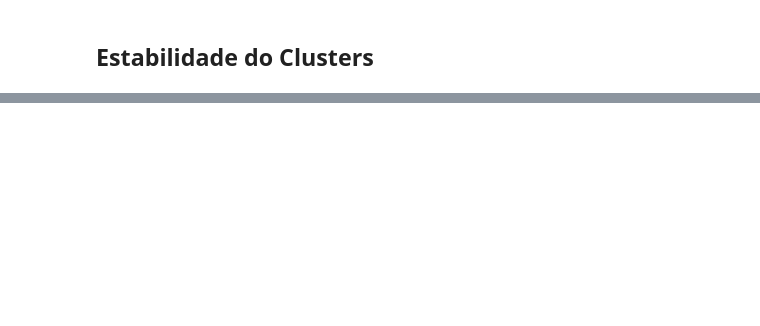
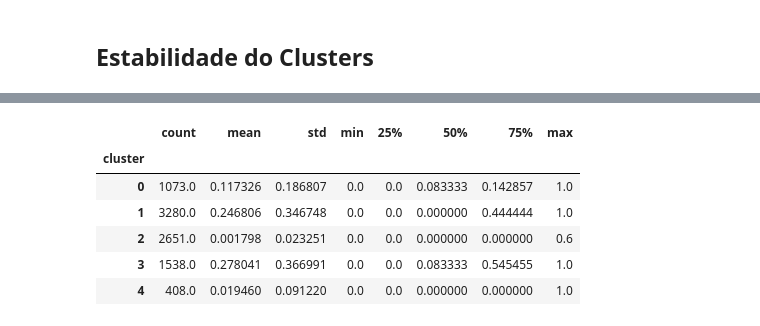
Before and after one commit to matheus7c/data-science, a Jupyter notebook: machine-learning/05-clustering-extracting-data-patterns/01-lesson.ipynb, the cells around one changed output, grey strips where cells are left out. Drawn from its saved outputs; the diff is of its cells as text; code cells hidden in the pictures; blank space fills up the shorter version.

```diff
--- a/machine-learning/05-clustering-extracting-data-patterns/01-lesson.ipynb
+++ b/machine-learning/05-clustering-extracting-data-patterns/01-lesson.ipynb
@@ -199,0 +336,10 @@ print(s3, dbs3, calinski3)
+# %%
+df.groupby("cluster")["PRC_FULL_PAYMENT"].describe()
+# %% [output]
+|  | count | mean | std | min | 25% | 50% | 75% | max |
+| cluster |  |  |  |  |  |  |  |  |
+| 0 | 1073.0 | 0.117326 | 0.186807 | 0.0 | 0.0 | 0.083333 | 0.142857 | 1.0 |
+| 1 | 3280.0 | 0.246806 | 0.346748 | 0.0 | 0.0 | 0.000000 | 0.444444 | 1.0 |
+| 2 | 2651.0 | 0.001798 | 0.023251 | 0.0 | 0.0 | 0.000000 | 0.000000 | 0.6 |
+| 3 | 1538.0 | 0.278041 | 0.366991 | 0.0 | 0.0 | 0.083333 | 0.545455 | 1.0 |
+| 4 | 408.0 | 0.019460 | 0.091220 | 0.0 | 0.0 | 0.000000 | 0.000000 | 1.0 |
```
Also changed, not shown: parts of 24 cells of this notebook.
